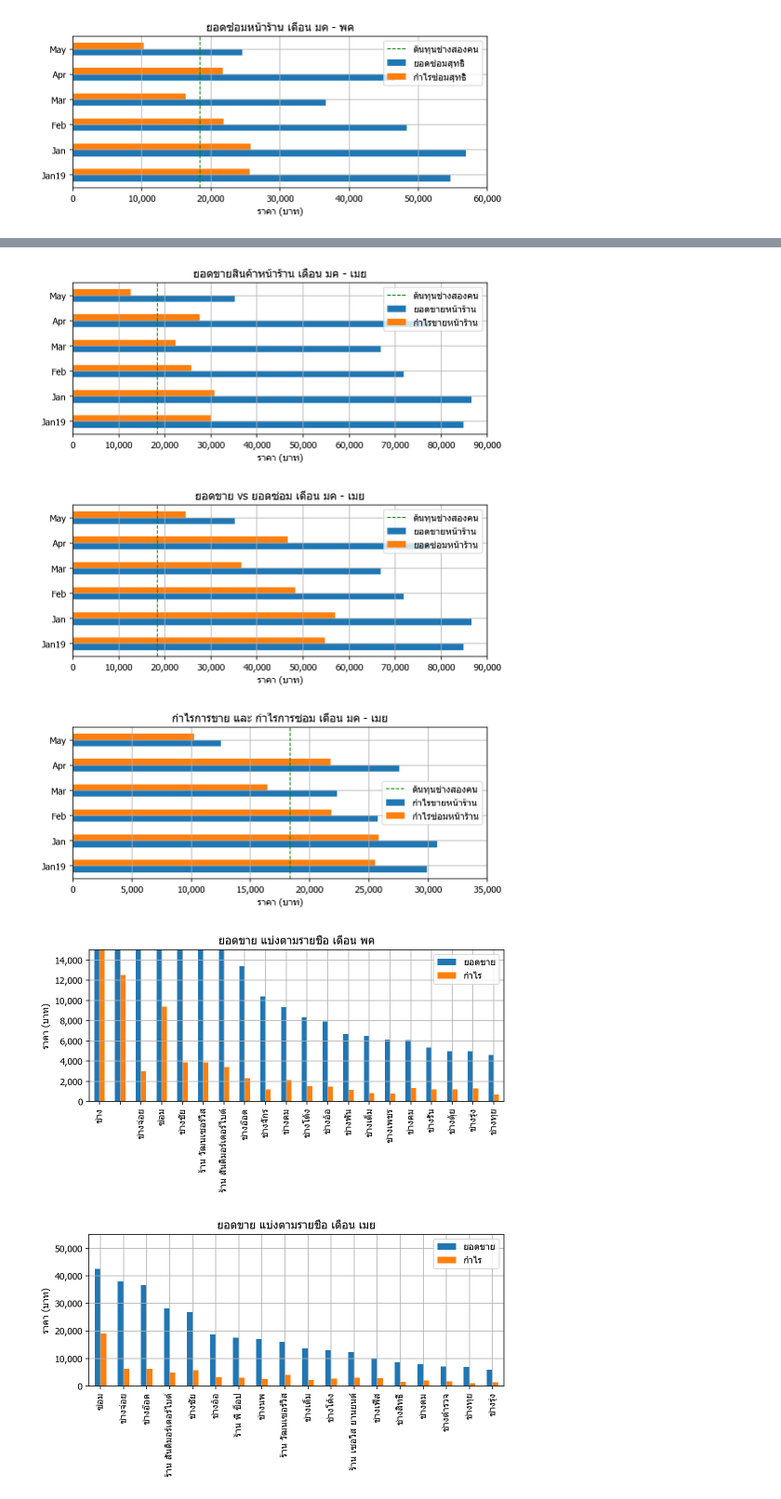
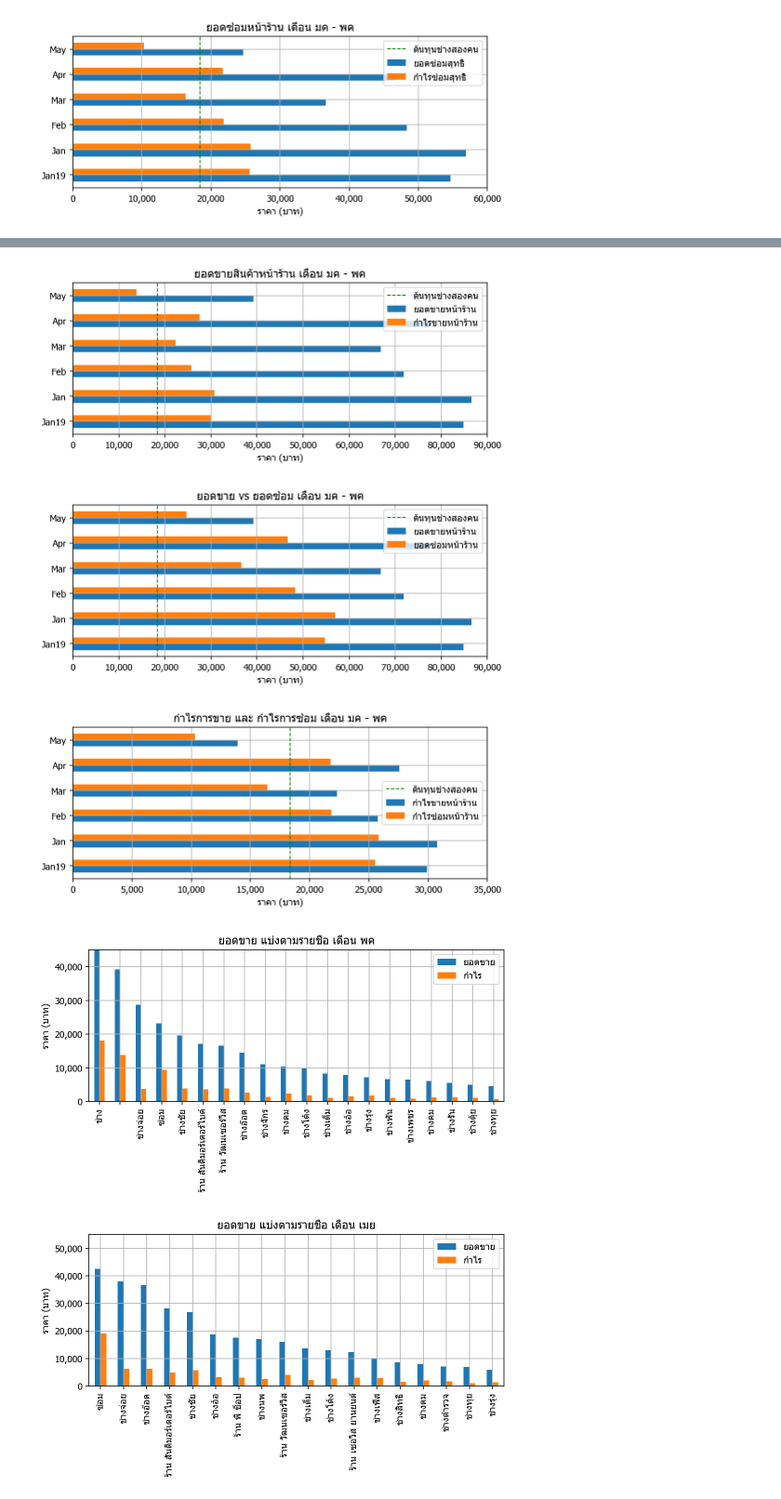
Before and after one commit to nonoimnot/vspython, a Jupyter notebook: Jupyter notebook/Dialy seles analysis II.ipynb, the cells around one changed output, grey strips where cells are left out. Shown at 93% size. Cells and saved outputs as stored; diff of their text form; code cells hidden in the pictures.

```diff
--- a/Jupyter notebook/Dialy seles analysis II.ipynb
+++ b/Jupyter notebook/Dialy seles analysis II.ipynb
@@ -204,6 +204,6 @@ ax.set_ylim([0,20]);
 # %%
 ax = df_Sale_Margin[['SaleAmount','SaleMargin']].plot.barh(figsize=(8,3),grid=True)
-ax.set_title("ยอดขายสินค้าหน้าร้าน เดือน มค - เมย")
+ax.set_title("ยอดขายสินค้าหน้าร้าน เดือน มค - พค")
 #ax.legend(["ยอดขายหน้าร้าน","กำไรขายหน้าร้าน"])
 ax.set_alpha(0.6)
 ax.set_xlabel("ราคา (บาท)")
@@ -213,10 +213,10 @@ ax.axvline(SalaryBase, color="green", linestyle="--", linewidth=1) # ขีด
 ax.legend(["ต้นทุนช่างสองคน","ยอดขายหน้าร้าน","กำไรขายหน้าร้าน"])
 ax.xaxis.set_major_formatter(FuncFormatter(lambda v, p: "{:,.0f}".format(v)));
 # %% [output]
-[figure, old version]
+[figure, new version]
 # %%
 ax = df_Sale_Margin[['SaleAmount','FixAmount']].plot.barh(figsize=(8,3),grid=True)
-ax.set_title("ยอดขาย vs ยอดซ่อม เดือน มค - เมย")
+ax.set_title("ยอดขาย vs ยอดซ่อม เดือน มค - พค")
 #ax.legend(["ยอดขายหน้าร้าน","ยอดซ่อมหน้าร้าน"])
 ax.set_alpha(0.6)
 ax.set_xlabel("ราคา (บาท)")
@@ -226,10 +226,10 @@ ax.axvline(SalaryBase, color="green", linestyle="--", linewidth=1) # ขีด
 ax.legend(["ต้นทุนช่างสองคน","ยอดขายหน้าร้าน","ยอดซ่อมหน้าร้าน"])
 ax.xaxis.set_major_formatter(FuncFormatter(lambda v, p: "{:,.0f}".format(v)));
 # %% [output]
-[figure, old version]
+[figure, new version]
 # %%
 ax = df_Sale_Margin[['SaleMargin','FixMargin']].plot.barh(figsize=(8,3),grid=True)
-ax.set_title("กำไรการขาย และ กำไรการซ่อม เดือน มค - เมย")
+ax.set_title("กำไรการขาย และ กำไรการซ่อม เดือน มค - พค")
 #ax.legend(["กำไรขายหน้าร้าน","กำไรซ่อมหน้าร้าน","ต้นทุนช่างสองคน"])
 ax.set_alpha(0.6)
 ax.set_xlabel("ราคา (บาท)")
@@ -239,19 +239,19 @@ ax.axvline(SalaryBase, color="green", linestyle="--", linewidth=1) # ขีด
 ax.legend(["ต้นทุนช่างสองคน","กำไรขายหน้าร้าน","กำไรซ่อมหน้าร้าน"])
 ax.xaxis.set_major_formatter(FuncFormatter(lambda v, p: "{:,.0f}".format(v)));
 # %% [output]
-[figure, old version]
+[figure, new version]
 # %%
 df_name = df_group_May[['Amount','margin']].sort_values('Amount',ascending=False)
 ax = df_name[0:20].plot.bar(figsize=(8,3),grid=True)
 ax.set_title("ยอดขาย แบ่งตามรายชื่อ เดือน พค")
 ax.legend(["ยอดขาย","กำไร"])
 ax.set_alpha(0.6)
 ax.set_xlabel("")
 ax.set_ylabel("ราคา (บาท)")
-ax.set_ylim([0,15000])
+ax.set_ylim([0,45000])
 ax.yaxis.set_major_formatter(FuncFormatter(lambda v, p: "{:,.0f}".format(v)));
 # %% [output]
-[figure, old version]
+[figure, new version]
 # %%
 df_name = df_group_Apr[['Amount','margin']].sort_values('Amount',ascending=False)
 ax = df_name[2:20].plot.bar(figsize=(8,3),grid=True)
```
Also changed, not shown: parts of 8 cells of this notebook.
